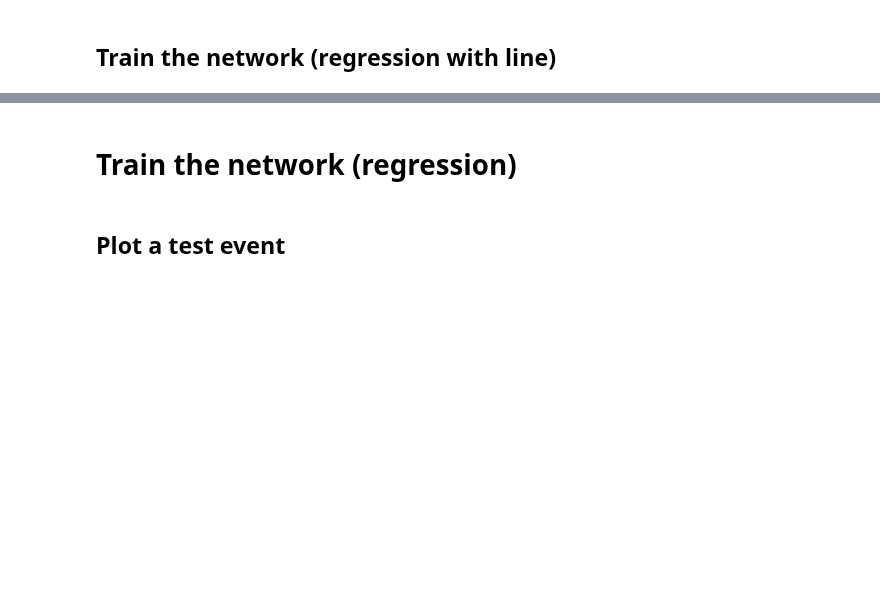
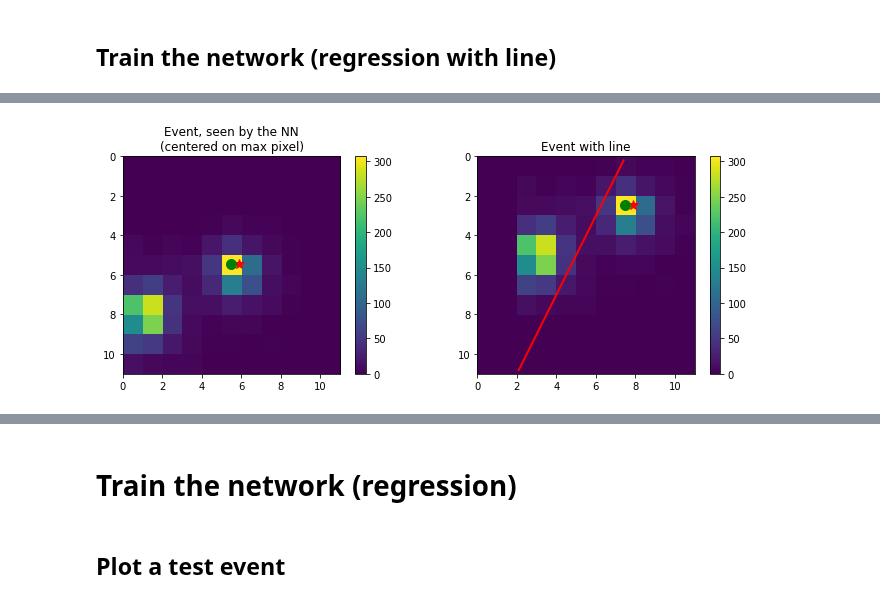
Before and after one commit to jerenner/emsim, a Jupyter notebook: notebooks/emsim_regression.ipynb, the cells around one changed output, grey strips where cells are left out. Drawn from its saved outputs; the diff is of its cells as text; code cells hidden in the pictures; blank space fills up the shorter version.

Commit message:
Adds code for two-term regression loss with line

```diff
--- a/notebooks/emsim_regression.ipynb
+++ b/notebooks/emsim_regression.ipynb
@@ -27,12 +27,12 @@ from scipy.optimize import curve_fit
 # Regression net with line events
 # %%
 modeldir = '/home/jrenner/local/jerenner/emsim/models/regression_line'
-lrate       = 1e-5   # Learning rate to use in the training.
+lrate       = 1e-3   # Learning rate to use in the training.
 load_model  = False   # Load an existing model
 tr.augment  = False  # Enable/disable data augmentation
 epoch_start = 0      # Number of initial epoch
 epoch_end   = 200    # Number of final epoch
-model_load_checkpoint = "{}/regression/model_basicCNN_regression_vector_11x11.pt".format(modeldir)
+model_load_checkpoint = "{}/rl_adam.pt".format(modeldir)
 
 line_m = -2
 line_b = 15
@@ -51,8 +51,9 @@ train_loader = DataLoader(dataset_train, batch_size=50, shuffle=False, collate_f
 model = emnet.basicCNN_reg()
 model.cuda()
 
-optimizer = optim.RMSprop(model.parameters(), lr=lrate, weight_decay=1e-8, momentum=0.9)
-scheduler = optim.lr_scheduler.ReduceLROnPlateau(optimizer, 'min', patience=2)
+optimizer = optim.Adam(model.parameters(), lr=lrate, betas=(0.9, 0.999), eps=1e-08, weight_decay=0, amsgrad=False)
+#optimizer = optim.RMSprop(model.parameters(), lr=lrate, weight_decay=1e-8, momentum=0.9)
+scheduler = optim.lr_scheduler.ReduceLROnPlateau(optimizer, 'min', patience=20)
 
 # Load the model from file.
 if(load_model):
@@ -136,0 +119,79 @@ indices[0]
+# %%
+# Look at individual events
+evt_plt = 14273
+evt_item = dataset_val[evt_plt]
+evt_frame_cmax = np.array(evt_item[0])
+evt_frame      = np.array(evt_item[1])
+evt_argmax     = np.array(evt_item[2])
+evt_err        = np.array(evt_item[3])/emnet.PIXEL_SIZE
+evt_lside      = np.array(evt_item[4])
+print("Light side is",evt_lside)
+
+# Compute the true row and col.
+row_true = evt_err[1] + evt_argmax[0] + 0.5
+col_true = evt_err[0] + evt_argmax[1] + 0.5
+print("True point (",col_true,",",row_true,")")
+
+# Information for drawing the line.
+nrows = evt_frame.shape[0]
+ncols = evt_frame.shape[1]
+indices = np.indices((nrows,ncols))
+irows = indices[0]
+icols = indices[1]
+print("Line drawn: m = {}, b = {}".format(line_m,line_b))
+
+# Compute the distance from the true point to the line.
+dist_true = (line_m*col_true - row_true + line_b) / (line_m**2 + 1)**0.5
+print("True distance to the line:",dist_true)
+
+# Run the model and compute the reconstructed point.
+data = torch.tensor(evt_frame_cmax).float().unsqueeze(0).unsqueeze(1).cuda()
+output_score = model(data)
+pred_err = np.array(output_score.cpu().detach().numpy()).squeeze()
+row_pred = pred_err[1] + evt_argmax[0] + 0.5
+col_pred = pred_err[0] + evt_argmax[1] + 0.5
+
+# Compute the distance from the reconstructed point to the line.
+dist_pred = (line_m*col_pred - row_pred + line_b) / (line_m**2 + 1)**0.5
+print("Predicted distance to the line:",dist_pred)
+
+fig = plt.figure()
+fig.set_figheight(4.0)
+fig.set_figwidth(18.0)
+
+ax1 = fig.add_subplot(131)
+plt.imshow(evt_frame_cmax,extent=[0,11,11,0])
+ax1.plot([evt_err[0]+5.5],[evt_err[1]+5.5],color='red',marker='*',markersize=10)
+ax1.plot([pred_err[0]+5.5],[pred_err[1]+5.5],color='green',marker='o',markersize=10)
+plt.colorbar()
+plt.title("Event, seen by the NN\n(centered on max pixel)")
+
+ax1 = fig.add_subplot(132)
+plt.imshow(evt_frame,extent=[0,11,11,0])
+ax1.plot([col_true],[row_true],color='red',marker='*',markersize=10)
+ax1.plot([col_pred],[row_pred],color='green',marker='o',markersize=10)
+plt.colorbar()
+plt.title("Event with line")
+xfit = np.arange(0,ncols-1,0.1)
+yfit = line_m*xfit + line_b
+plt.plot(xfit[(yfit > 0) & (yfit < nrows)],yfit[(yfit > 0) & (yfit < nrows)],linewidth=2,color='red')
+
+# Compute a test loss
+print("TEST LOSS")
+#loss_vec, loss_dist = tr.loss_reg_edge(torch.tensor([[evt_err[0],evt_err[1]]]), np.array([evt_argmax]), line_m, line_b, evt_lside)
+loss_vec, loss_dist = tr.loss_reg_edge(torch.tensor([[pred_err[0],pred_err[1]]]), np.array([evt_argmax]), line_m, line_b, evt_lside)
+print("-- Test vector loss:",loss_vec)
+print("-- Test distance loss:",loss_dist)
+
+print("COMPARE LOSS")
+if(evt_lside == 0):
+    dist_true *= -1
+    dist_pred *= -1
+sigma_dist = 1
+loss_vec = (pred_err[0]**2 + pred_err[1]**2)
+loss_dist = np.exp(-dist_pred/sigma_dist)
+print("-- Compare vector loss:",loss_vec)
+print("-- Compare distance loss:",loss_dist)
+#print("True vector is ({},{})".format(evt_vec[0],evt_vec[1]))
+#print("Predicted vector is ({},{})".format(pred_vec[0],pred_vec[1]))
+# %% [output]
@@ -136,0 +209 @@ indices[0]
+[figure, added]
```
Also changed, not shown: parts of 9 cells of this notebook, 2 other files.
